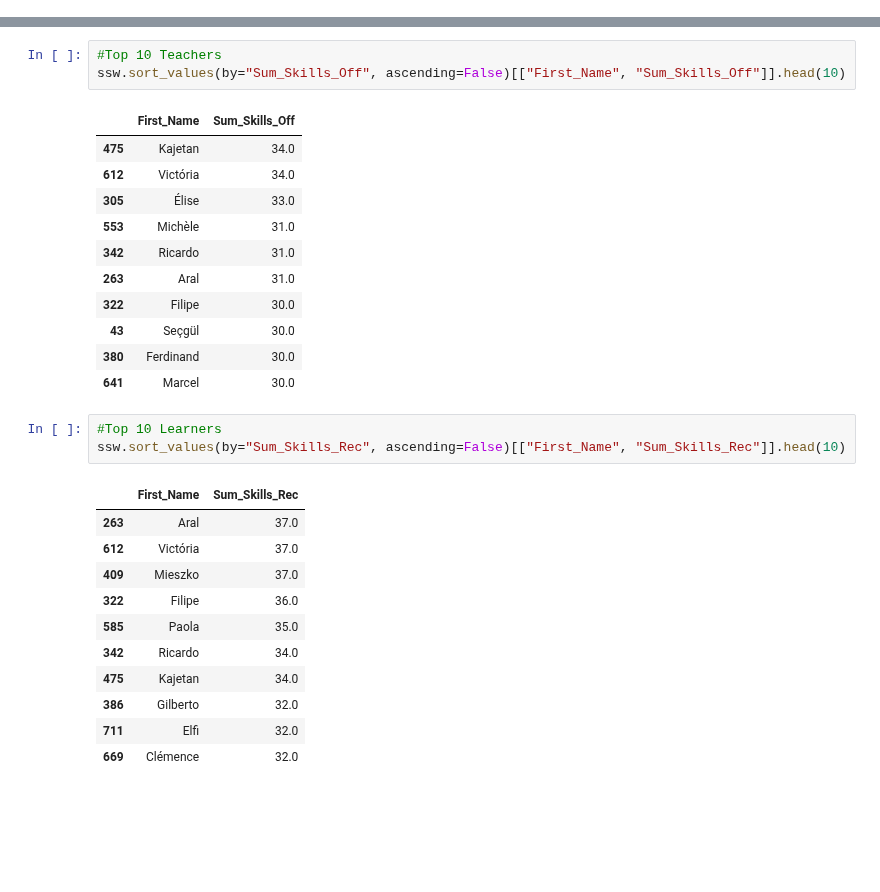
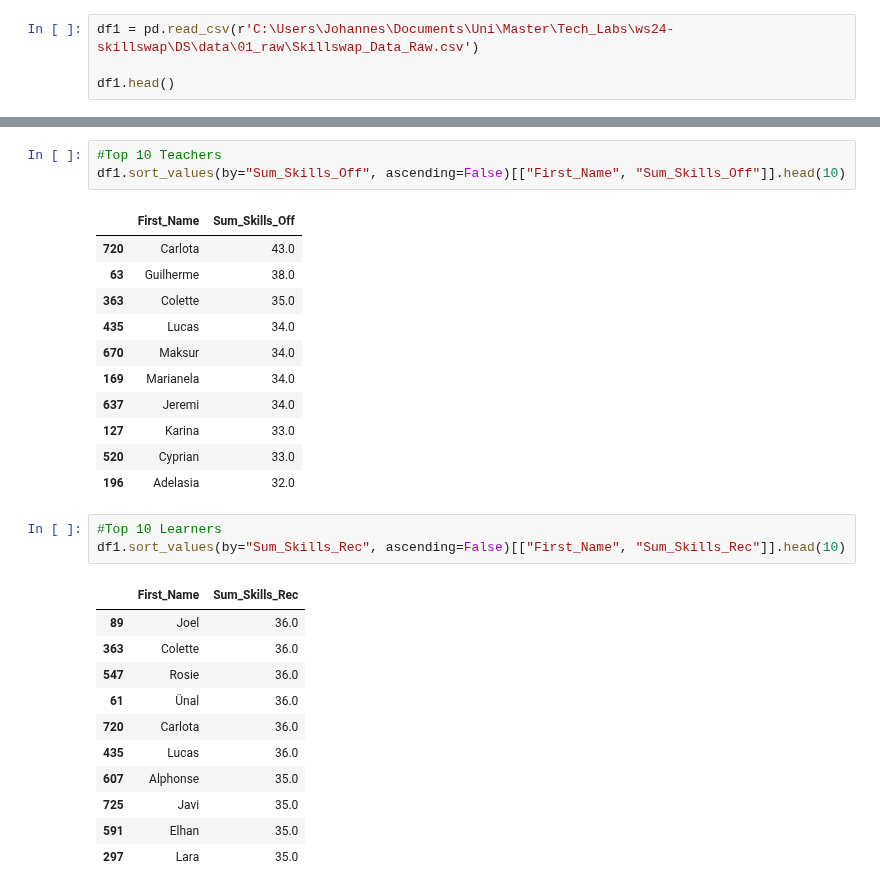
Before and after one commit to TechLabs-Berlin/ws24-skillswap, a Jupyter notebook: DS/notebooks/01_exploratory/Exploratory.data.analysis.ipynb, the cells around one changed output, grey strips where cells are left out. Saved outputs shown, nothing was run; the diff lists cells and outputs as text; blank space fills up the shorter version.

```diff
--- a/DS/notebooks/01_exploratory/Exploratory.data.analysis.ipynb
+++ b/DS/notebooks/01_exploratory/Exploratory.data.analysis.ipynb
@@ -17,0 +8,4 @@ ssw.head()
+# %%
+df1 = pd.read_csv(r'C:\Users\Johannes\Documents\Uni\Master\Tech_Labs\ws24-skillswap\DS\data\01_raw\Skillswap_Data_Raw.csv')
+
+df1.head()
@@ -86,31 +89,31 @@ unique_counts_df.head()
 | Location_Preferences | 3 |
 # %%
 #Top 10 Teachers
-ssw.sort_values(by="Sum_Skills_Off", ascending=False)[["First_Name", "Sum_Skills_Off"]].head(10)
+df1.sort_values(by="Sum_Skills_Off", ascending=False)[["First_Name", "Sum_Skills_Off"]].head(10)
 # %% [output]
 |  | First_Name | Sum_Skills_Off |
-| 475 | Kajetan | 34.0 |
-| 612 | Victória | 34.0 |
-| 305 | Élise | 33.0 |
-| 553 | Michèle | 31.0 |
-| 342 | Ricardo | 31.0 |
-| 263 | Aral | 31.0 |
-| 322 | Filipe | 30.0 |
-| 43 | Seçgül | 30.0 |
-| 380 | Ferdinand | 30.0 |
-| 641 | Marcel | 30.0 |
+| 720 | Carlota | 43.0 |
+| 63 | Guilherme | 38.0 |
+| 363 | Colette | 35.0 |
+| 435 | Lucas | 34.0 |
+| 670 | Maksur | 34.0 |
+| 169 | Marianela | 34.0 |
+| 637 | Jeremi | 34.0 |
+| 127 | Karina | 33.0 |
+| 520 | Cyprian | 33.0 |
+| 196 | Adelasia | 32.0 |
 # %%
 #Top 10 Learners
-ssw.sort_values(by="Sum_Skills_Rec", ascending=False)[["First_Name", "Sum_Skills_Rec"]].head(10)
+df1.sort_values(by="Sum_Skills_Rec", ascending=False)[["First_Name", "Sum_Skills_Rec"]].head(10)
 # %% [output]
 |  | First_Name | Sum_Skills_Rec |
-| 263 | Aral | 37.0 |
-| 612 | Victória | 37.0 |
-| 409 | Mieszko | 37.0 |
-| 322 | Filipe | 36.0 |
-| 585 | Paola | 35.0 |
-| 342 | Ricardo | 34.0 |
-| 475 | Kajetan | 34.0 |
-| 386 | Gilberto | 32.0 |
-| 711 | Elfi | 32.0 |
-| 669 | Clémence | 32.0 |
+| 89 | Joel | 36.0 |
+| 363 | Colette | 36.0 |
+| 547 | Rosie | 36.0 |
+| 61 | Ünal | 36.0 |
+| 720 | Carlota | 36.0 |
+| 435 | Lucas | 36.0 |
+| 607 | Alphonse | 35.0 |
+| 725 | Javi | 35.0 |
+| 591 | Elhan | 35.0 |
+| 297 | Lara | 35.0 |
```
Also changed, not shown: parts of 16 cells of this notebook, 3 other files.
